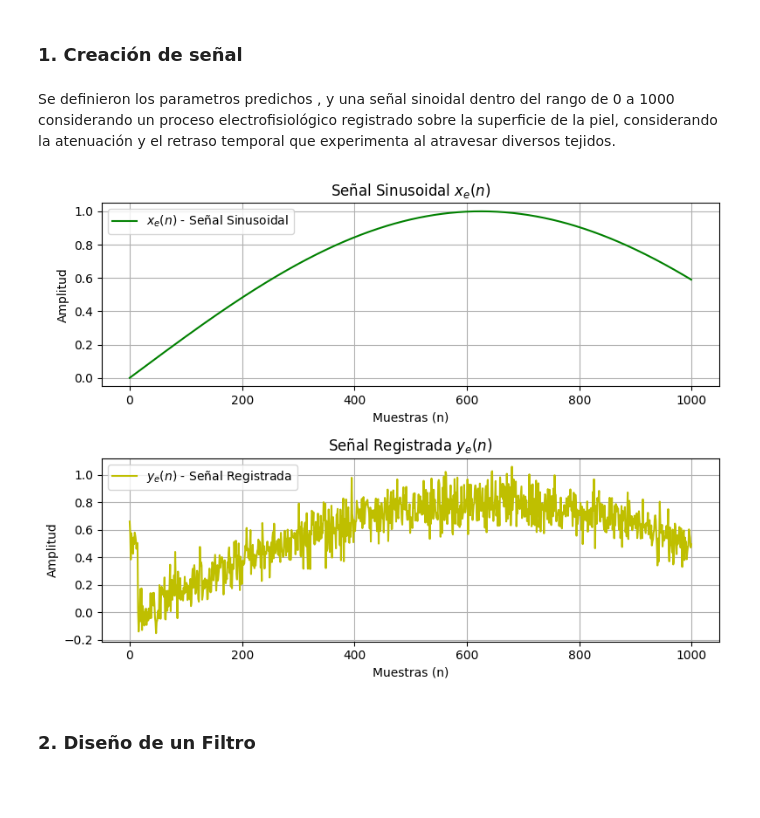
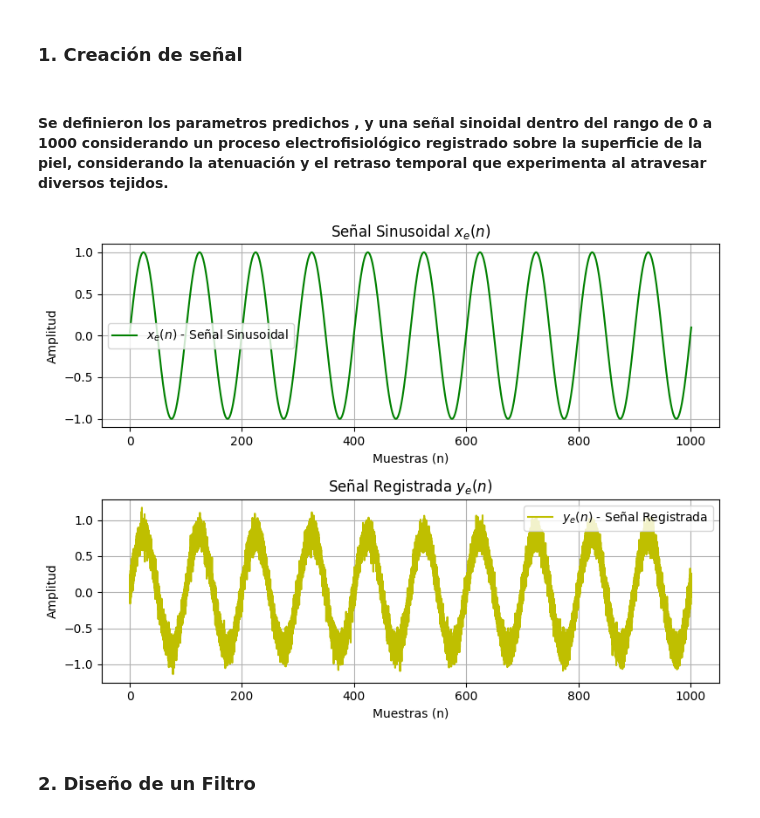
Before and after one commit to juandayo001/Biose-ales_20242, a Jupyter notebook: Practica6.ipynb, the cells around one changed output. Cells and saved outputs as stored; diff of their text form; code cells hidden in the pictures; blank space fills up the shorter version.

```diff
--- a/Practica6.ipynb
+++ b/Practica6.ipynb
@@ -9,54 +9,45 @@ from scipy.signal import firwin, lfilter, iirfilter
 # %% [markdown]
 ### 1. Creación de señal
 # %% [markdown]
-Se definieron los parametros predichos , y una señal sinoidal dentro del rango de 0 a 1000 considerando un proceso electrofisiológico registrado sobre la superficie de la piel, considerando la atenuación y el retraso temporal que experimenta al atravesar diversos tejidos.
+#### Se definieron los parametros predichos , y una señal sinoidal dentro del rango de 0 a 1000 considerando un proceso electrofisiológico registrado sobre la superficie de la piel, considerando la atenuación y el retraso temporal que experimenta al atravesar diversos tejidos.
 # %%
-#PARAMETROS DEFINIDOS
+#PARAMETROS
 F_0 = 0.01  #Frecuencia Inicial en HZ
 F_s = 25   #Frecuencia en HZ
-N = 1000 #Duracion de la senal
 D = 15     #Numero de muestras
-alpha = 0.8 # Amplitud
-sigma_squared = 0.01  #Varianza del ruido
-
-# Generación del tiempo
-n = np.arange(N)
-t = n / F_s
+alpha = 0.8
+sigma_squared = 0.01  #Varianza
+n = np.arange(0,1001,1/F_s) #tiempo
 
 # Generación de la señal sinusoidal x_e(n)
-x_e = np.sin(2 * np.pi * F_0 * t)
+x_e = np.sin(2 * np.pi * F_0 *  (n + 15 / F_s))
+# Generación del ruido gaussiano w(n)
+w = np.random.normal(0, np.sqrt(sigma_squared), len(n))
+# Generación de la señal registrada y_e(n) = 𝛼𝑥𝑒(𝑛−𝐷)+𝑤(𝑛)
+y_e = alpha* x_e + w
 
-# Generación del ruido gaussiano w(n)
-w = np.random.normal(0, np.sqrt(sigma_squared), N)
-
-# Generación de la señal registrada y_e(n)
-y_e = alpha * np.roll(x_e, D) + w  # Se aplica el retraso y se añade el ruido
-
-# Gráfica de las señales
 plt.figure(figsize=(8, 6))
-
-# Gráfico de la señal original x_e(n)
-plt.subplot(2, 1, 1)
+plt.subplot(2, 1, 1)# Gráfico de la señal original x_e(n)
 plt.plot(n, x_e, label='$x_e(n)$ - Señal Sinusoidal', color='green')
 plt.title('Señal Sinusoidal $x_e(n)$')
 plt.xlabel('Muestras (n)')
 plt.ylabel('Amplitud')
 plt.grid()
 plt.legend()
 
-# Gráfico de la señal registrada y_e(n)
-plt.subplot(2, 1, 2)
+plt.subplot(2, 1, 2)# Gráfico de la señal registrada y_e(n)
 plt.plot(n, y_e, label='$y_e(n)$ - Señal Registrada', color='y')
 plt.title('Señal Registrada $y_e(n)$')
 plt.xlabel('Muestras (n)')
 plt.ylabel('Amplitud')
 plt.grid()
 plt.legend()
 
+# Mostrar las gráficas
 plt.tight_layout()
 plt.show()
 # %% [output]
-[figure, old version]
+[figure, new version]
 # %% [markdown]
 ### 2. Diseño de un Filtro
 # %% [markdown]
```
Also changed, not shown: parts of 10 cells of this notebook.
